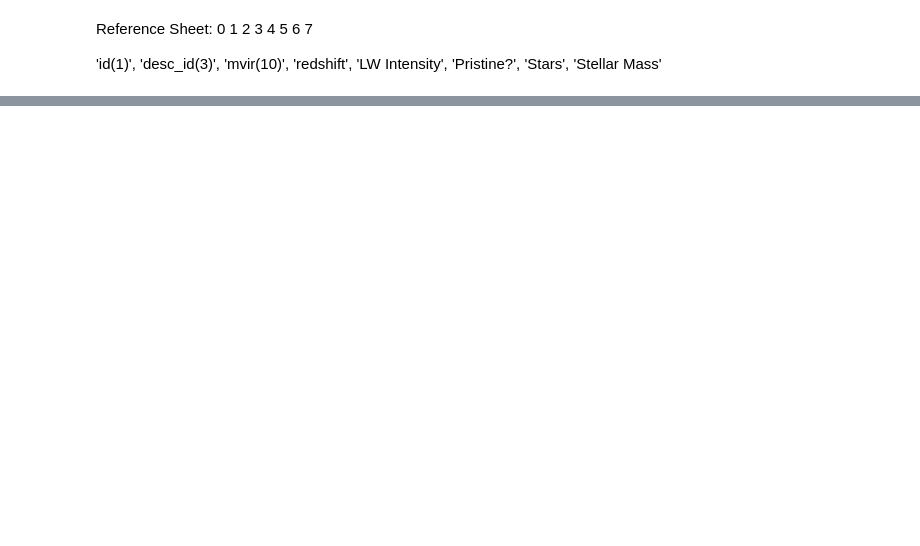
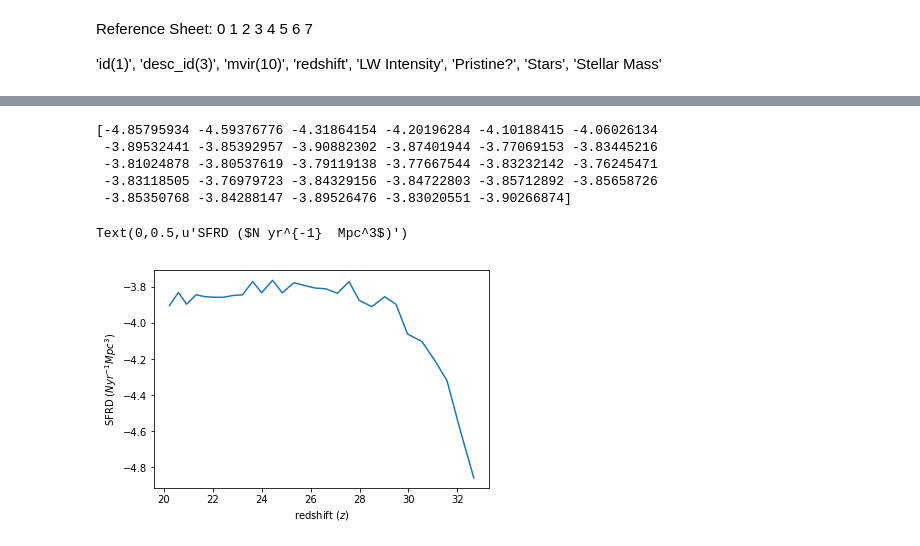
Before and after one commit to jortiz630/ctrees, a Jupyter notebook: ctreesAnalysis.ipynb, the cells around one changed output, grey strips where cells are left out. Saved outputs shown, nothing was run; the diff lists cells and outputs as text; code cells hidden in the pictures; blank space fills up the shorter version.

```diff
--- a/ctreesAnalysis.ipynb
+++ b/ctreesAnalysis.ipynb
@@ -637,0 +722,3 @@ massA(32)
+# %%
+currentVolume = currentVolume*(0.67)
+print currentVolume
@@ -637,0 +729,3 @@ massA(32)
+# %%
+scaledVolume = currentVolume*scaleAtZ
+print scaledVolume
@@ -637,0 +737,4 @@ massA(32)
+# %%
+StarFormRateDensity = starsFormedArray[1:,1]/timeDifferences
+StarFormRateDensity = StarFormRateDensity/scaledVolume[1:]
+print StarFormRateDensity
@@ -637,0 +750,16 @@ massA(32)
+# %%
+SFRDlog = np.log10(StarFormRateDensity)
+print SFRDlog
+# %% [output]
+[-4.85795934 -4.59376776 -4.31864154 -4.20196284 -4.10188415 -4.06026134
+ -3.89532441 -3.85392957 -3.90882302 -3.87401944 -3.77069153 -3.83445216
+ -3.81024878 -3.80537619 -3.79119138 -3.77667544 -3.83232142 -3.76245471
+ -3.83118505 -3.76979723 -3.84329156 -3.84722803 -3.85712892 -3.85658726
+ -3.85350768 -3.84288147 -3.89526476 -3.83020551 -3.90266874]
+# %%
+plt.pyplot.plot(np.array(starsFormedArray[1:,0]),np.array(SFRDlog))
+plt.pyplot.xlabel('redshift ($z$)')
+plt.pyplot.ylabel('SFRD ($N yr^{-1}  Mpc^3$)')
+# %% [output]
+Text(0,0.5,u'SFRD ($N yr^{-1}  Mpc^3$)')
+[figure, added]
```
Also changed, not shown: parts of 32 cells of this notebook.
